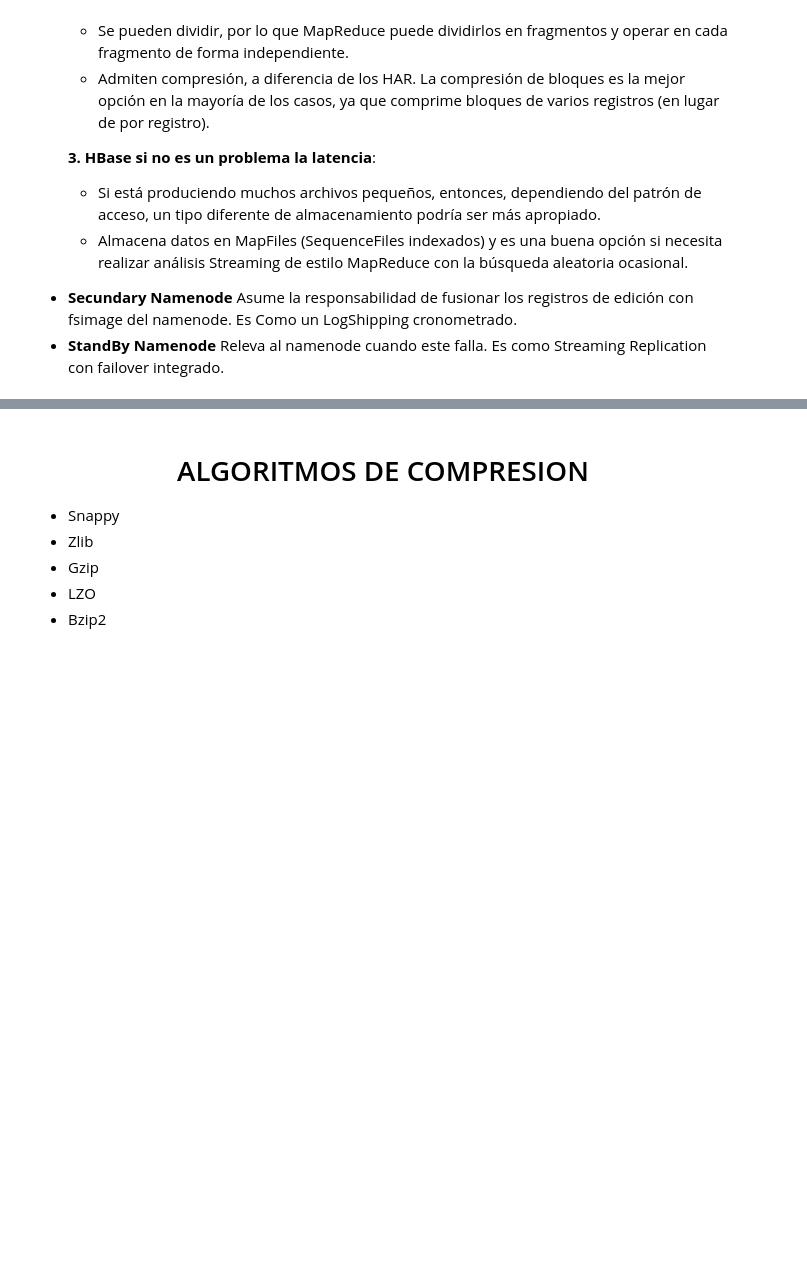
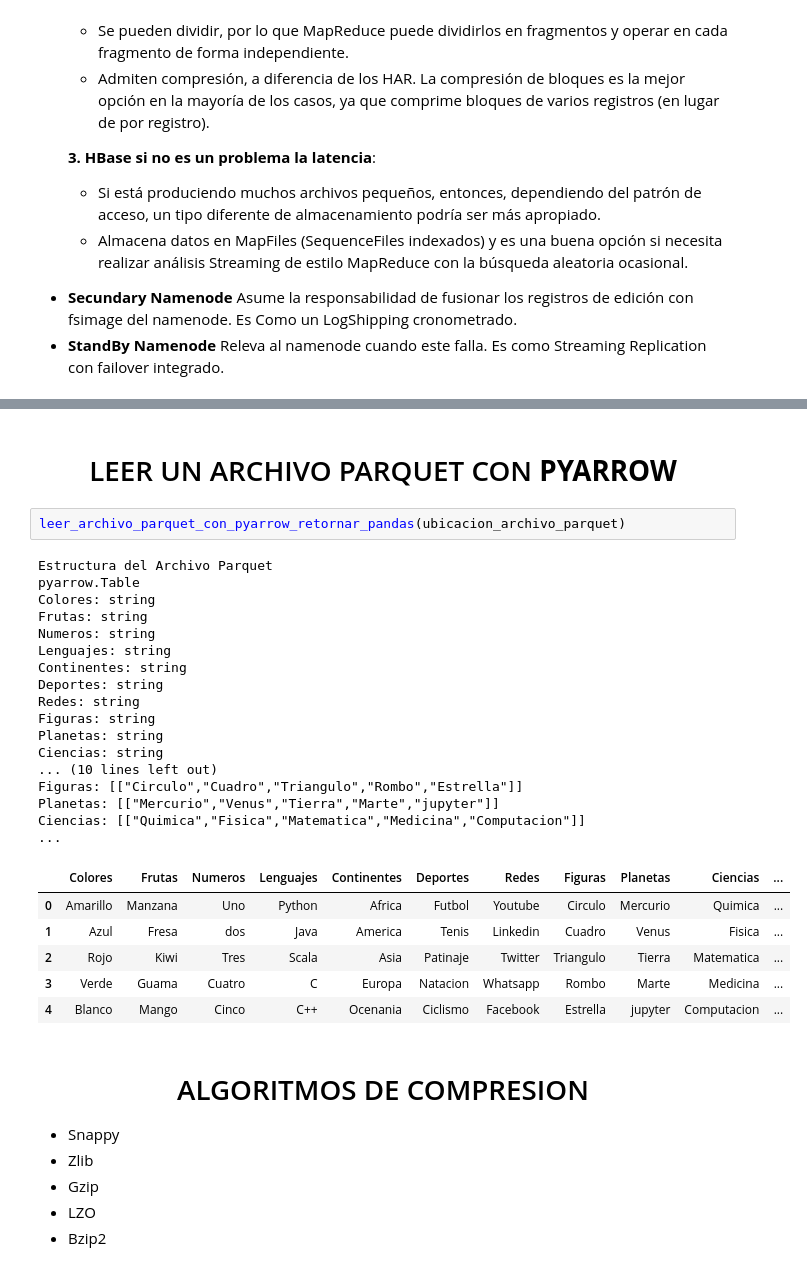
Before and after one commit to JorgeCardona/skills, a Jupyter notebook: Hadoop-Spark Dockerizados/Fundamentos/Hadoop_Fundamentos.ipynb, the cells around one changed output, grey strips where cells are left out. Saved outputs shown, nothing was run; the diff lists cells and outputs as text; blank space fills up the shorter version.

```diff
--- a/Hadoop-Spark Dockerizados/Fundamentos/Hadoop_Fundamentos.ipynb
+++ b/Hadoop-Spark Dockerizados/Fundamentos/Hadoop_Fundamentos.ipynb
@@ -102,3 +312,31 @@
+# %% [markdown]
+# <center> LEER UN ARCHIVO PARQUET CON **PYARROW**</center>
+# %%
+leer_archivo_parquet_con_pyarrow_retornar_pandas(ubicacion_archivo_parquet)
+# %% [output]
+Estructura del Archivo Parquet
+pyarrow.Table
+Colores: string
+Frutas: string
+Numeros: string
+Lenguajes: string
+Continentes: string
+Deportes: string
+Redes: string
+Figuras: string
+Planetas: string
+Ciencias: string
+... (10 lines left out)
+Figuras: [["Circulo","Cuadro","Triangulo","Rombo","Estrella"]]
+Planetas: [["Mercurio","Venus","Tierra","Marte","jupyter"]]
+Ciencias: [["Quimica","Fisica","Matematica","Medicina","Computacion"]]
+...
+|  | Colores | Frutas | Numeros | Lenguajes | Continentes | Deportes | Redes | Figuras | Planetas | Ciencias | ... |
+| 0 | Amarillo | Manzana | Uno | Python | Africa | Futbol | Youtube | Circulo | Mercurio | Quimica | ... |
+| 1 | Azul | Fresa | dos | Java | America | Tenis | Linkedin | Cuadro | Venus | Fisica | ... |
+| 2 | Rojo | Kiwi | Tres | Scala | Asia | Patinaje | Twitter | Triangulo | Tierra | Matematica | ... |
+| 3 | Verde | Guama | Cuatro | C | Europa | Natacion | Whatsapp | Rombo | Marte | Medicina | ... |
+| 4 | Blanco | Mango | Cinco | C++ | Ocenania | Ciclismo | Facebook | Estrella | jupyter | Computacion | ... |
 # %% [markdown]
 # <center> ALGORITMOS DE COMPRESION</center>
 - Snappy
```
Also changed, not shown: parts of 17 cells of this notebook, 5 other files.
